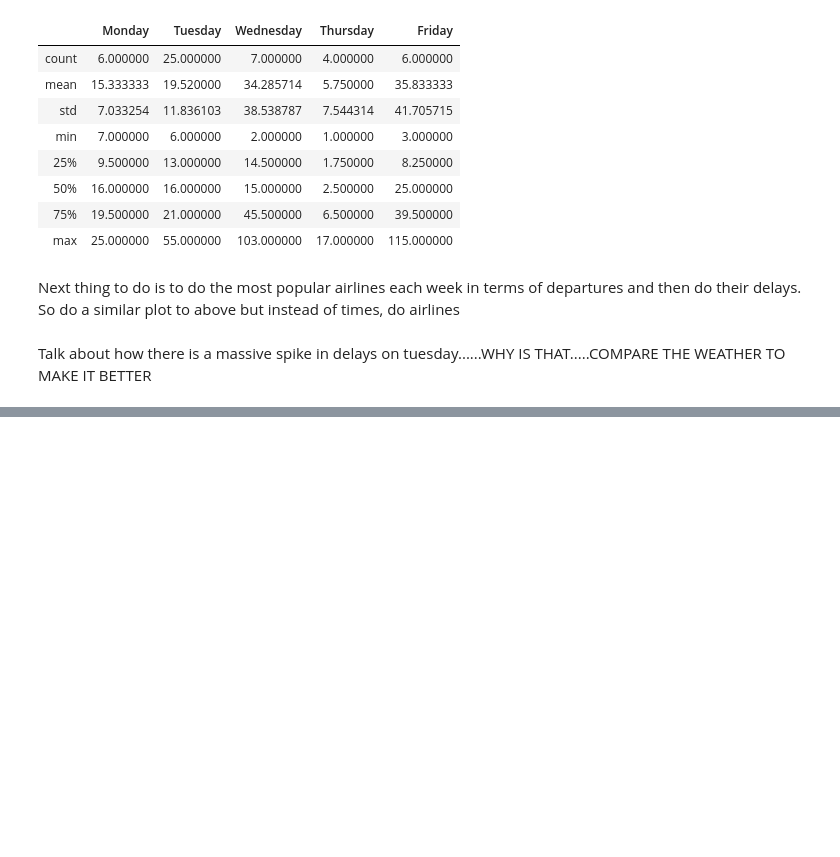
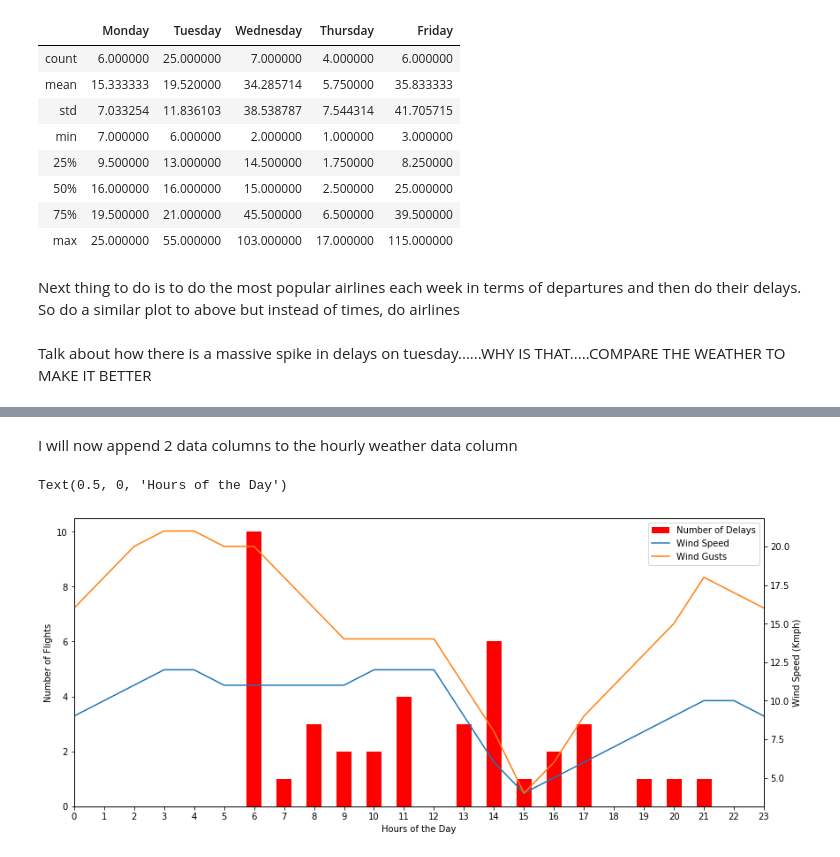
Before and after one commit to RKeenan20/Flight_Data_API_DS_Assignment, a Jupyter notebook: Assignment1_RobertKeenan.ipynb, the cells around one changed output, grey strips where cells are left out. Drawn from its saved outputs; the diff is of its cells as text; code cells hidden in the pictures; blank space fills up the shorter version.

```diff
--- a/Assignment1_RobertKeenan.ipynb
+++ b/Assignment1_RobertKeenan.ipynb
@@ -1206,0 +1458,4 @@ In terms of comparisons, I will use it initially with the US flight data from Ne
+# %%
+dublin_dept_5th_march = dublin_dept_5th_march[['departure.scheduled', 'arrival.airport', 'airline.name', 'departure.delay',\
+                                              'flight_status']]
+dublin_dept_5th_march
@@ -1206,0 +1476,4 @@ In terms of comparisons, I will use it initially with the US flight data from Ne
+# %%
+dublin_dept_5th_march.sort_values(by='departure.scheduled', ascending=True)
+dublin_dept_5th_march.reset_index(drop=True,inplace=True)
+dublin_dept_5th_march
@@ -1206,0 +1494,5 @@ In terms of comparisons, I will use it initially with the US flight data from Ne
+# %%
+#This shows that out of the 504 flights on the 5th of March leaving Dublin Airport. 116 of them were delayed.
+#This a proportion delay of 23%
+num_delays = dublin_dept_5th_march['departure.delay'].count()
+print("The delay rate on the 5th of March was %.2f%%" % ((num_delays/dublin_dept_5th_march.shape[0])*100))
@@ -1206,0 +1506,7 @@ In terms of comparisons, I will use it initially with the US flight data from Ne
+# %%
+#I can also get the max delays for the day and what times they occur at
+#Hence I have shown that
+
+delays_sorted = dublin_dept_5th_march.sort_values(by='departure.scheduled', ascending=True)
+delays_sorted.reset_index(drop=True, inplace=True)
+delays_sorted
@@ -1206,0 +1527,2 @@ In terms of comparisons, I will use it initially with the US flight data from Ne
+# %% [markdown]
+I will now append 2 data columns to the hourly weather data column
@@ -1206,0 +1566,14 @@ In terms of comparisons, I will use it initially with the US flight data from Ne
+# %%
+ax1 = weather_delays['Number of Delays'].plot(kind='bar', color='red' ,figsize=(14,6))
+ax2 = weather_delays['Wind Speed'].plot(secondary_y=True, ax=ax1)
+ax3 = weather_delays['Wind Gusts'].plot(secondary_y=True, ax=ax1)
+lines, labels = ax1.get_legend_handles_labels()
+lines2, labels2 = ax2.get_legend_handles_labels()
+lines3, labels3 = ax3.get_legend_handles_labels()
+ax2.legend(lines + lines2, labels + labels2, loc=0)
+ax2.set_ylabel('Wind Speed (Kmph)')
+ax1.set_ylabel('Number of Flights')
+ax1.set_xlabel('Hours of the Day')
+# %% [output]
+Text(0.5, 0, 'Hours of the Day')
+[figure, added]
```
Also changed, not shown: parts of 41 cells of this notebook, 32 other files.
